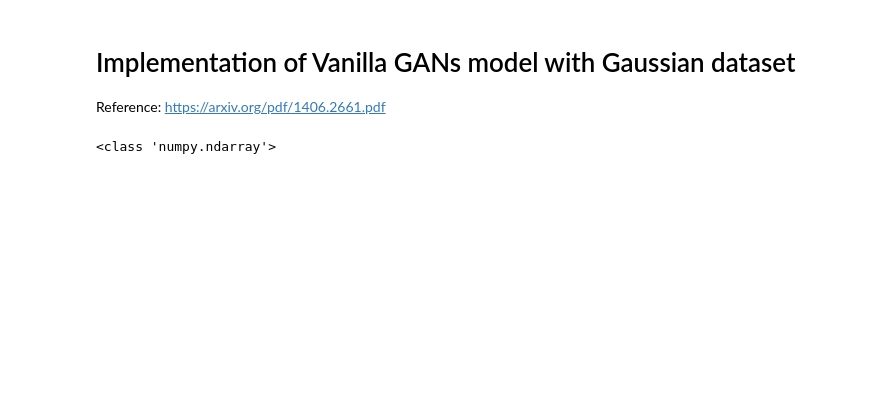
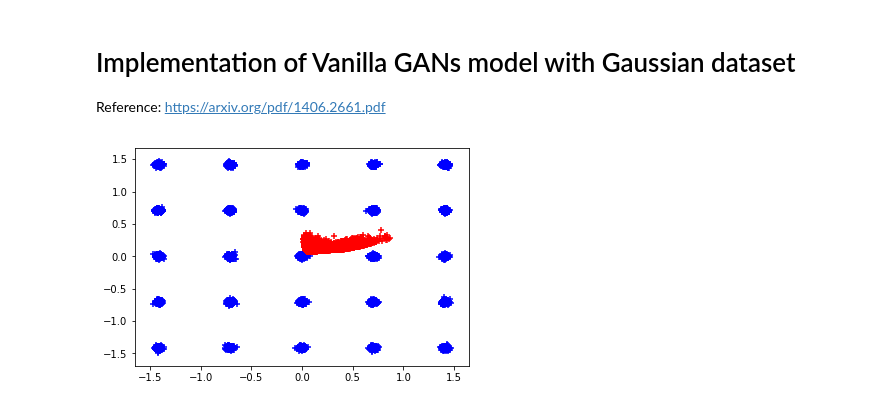
Before and after one commit to kiniavinash/GANwithGA, a Jupyter notebook: code/GAN.ipynb, the cells around one changed output. Cells and saved outputs as stored; diff of their text form; code cells hidden in the pictures; blank space fills up the shorter version.

```diff
--- a/code/GAN.ipynb
+++ b/code/GAN.ipynb
@@ -27,8 +32,13 @@ from matplotlib.pyplot import imshow, imsave
 MODEL_NAME = 'VanillaGAN'
 DEVICE = torch.device("cuda" if torch.cuda.is_available() else "cpu")
 #DEVICE = torch.device("cpu")
-DATASET = '8gaussians'
-NO_OF_BATCHES = 1000
+DATASET = '25gaussians'
+NO_OF_BATCHES = 100
+BATCH_SIZE = 64
+max_epoch = 100 # need more than 10 epochs for training generator
+step = 0
+n_critic = 1 # for training more k steps about Discriminator
+n_noise = 2
 # %%
 class Discriminator(nn.Module):
     """
@@ -107,9 +79,25 @@ def generate_image(true_dist):
+# %%
+def generate_image(dist):
+    """
+    Generates and saves a plot of the true distribution, the generator, and the
+    critic.
+    """
+    for idx in range(NO_OF_BATCHES):
+        plt.scatter(dist[idx][:,0], dist[idx][:,1], c='blue', marker='+')
+
+    z = torch.randn(BATCH_SIZE*NO_OF_BATCHES, n_noise).to(DEVICE)
+    z_outputs = G(z)
+
+    z_outputs = z_outputs.cpu().detach().numpy()
+
+    plt.scatter(z_outputs[:,0], z_outputs[:,1], c='red', marker='+')
+    plt.show()
 # %%
 def inf_train_gen():
     if DATASET == '25gaussians':
 
         dataset = []
-        for i in range(100000 / 25):
+        for i in range(int(100000 / 25)):
             for x in range(-2, 3):
                 for y in range(-2, 3):
                     point = np.random.randn(2) * 0.05
@@ -120,7 +108,7 @@ def inf_train_gen():
         np.random.shuffle(dataset)
         dataset /= 2.828  # stdev
         while True:
-            for i in range(len(dataset) / BATCH_SIZE):
+            for i in range(int(len(dataset) / BATCH_SIZE)):
                 yield dataset[i * BATCH_SIZE:(i + 1) * BATCH_SIZE]
 
     elif DATASET == 'swissroll':
@@ -176,3 +159,13 @@ n_critic = 1 # for training more k steps about Discriminator
 # %%
 D_labels = torch.ones(BATCH_SIZE, 1).to(DEVICE) # Discriminator Label to real
 D_fakes = torch.zeros(BATCH_SIZE, 1).to(DEVICE) # Discriminator Label to fake
+
+data = inf_train_gen()
+
+train = []
+
+for _ in range(NO_OF_BATCHES):
+    data_ = next(data)
+    train.append(data_)
+
+train = np.array(train)
@@ -181,9 +172,6 @@ data = inf_train_gen()
-# %%
-for _ in range(1):
-    data_ = next(data)
-
-    print(type(data_))
-# %% [output]
-<class 'numpy.ndarray'>
+# %%
+generate_image(train)
+# %% [output]
+[figure, added]
 # %%
 for epoch in range(max_epoch):
```
Also changed, not shown: parts of 13 cells of this notebook.
